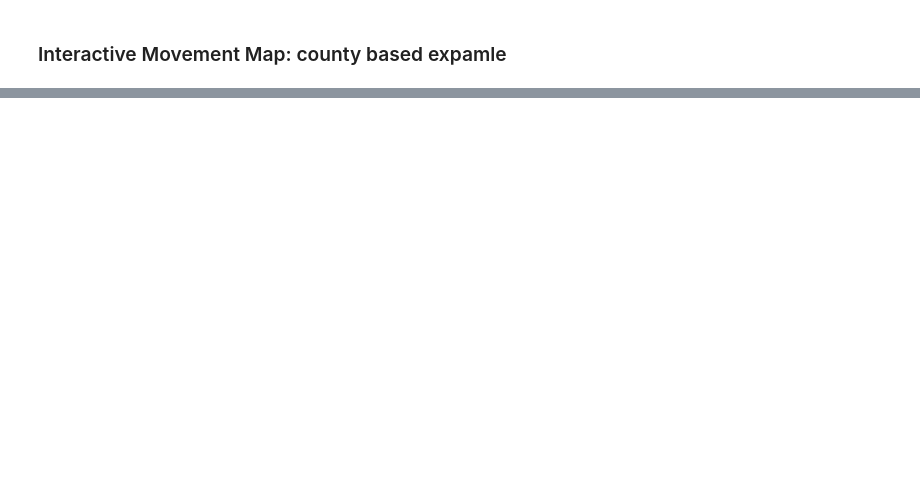
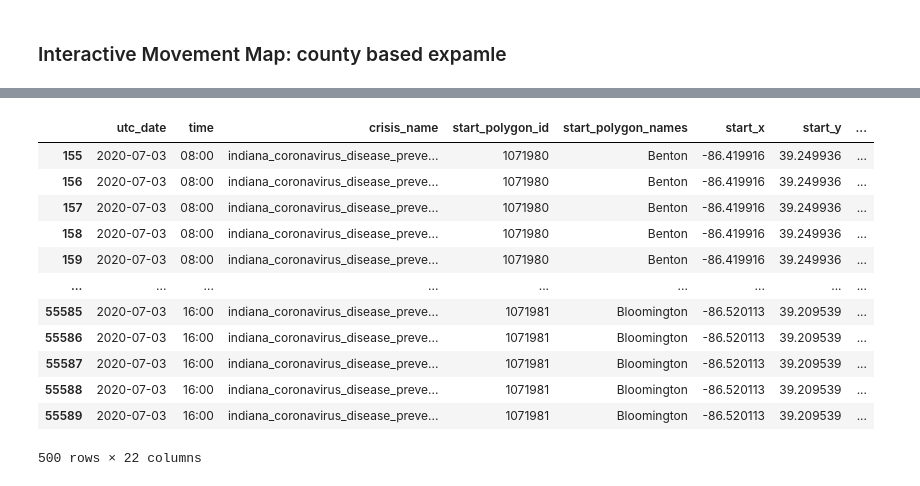
Before and after one commit to webgisdeveloper/SocialMedia_for_DisatarReposonse, a Jupyter notebook: Movements.ipynb, the cells around one changed output, grey strips where cells are left out. Saved outputs shown, nothing was run; the diff lists cells and outputs as text; code cells hidden in the pictures; blank space fills up the shorter version.

```diff
--- a/Movements.ipynb
+++ b/Movements.ipynb
@@ -94,0 +118,16 @@ im_gdf.plot()
+# %%
+county_gdf
+# %% [output]
+|  | utc_date | time | crisis_name | start_polygon_id | start_polygon_names | start_x | start_y | ... |
+| 155 | 2020-07-03 | 08:00 | indiana_coronavirus_disease_preve... | 1071980 | Benton | -86.419916 | 39.249936 | ... |
+| 156 | 2020-07-03 | 08:00 | indiana_coronavirus_disease_preve... | 1071980 | Benton | -86.419916 | 39.249936 | ... |
+| 157 | 2020-07-03 | 08:00 | indiana_coronavirus_disease_preve... | 1071980 | Benton | -86.419916 | 39.249936 | ... |
+| 158 | 2020-07-03 | 08:00 | indiana_coronavirus_disease_preve... | 1071980 | Benton | -86.419916 | 39.249936 | ... |
+| 159 | 2020-07-03 | 08:00 | indiana_coronavirus_disease_preve... | 1071980 | Benton | -86.419916 | 39.249936 | ... |
+| ... | ... | ... | ... | ... | ... | ... | ... | ... |
+| 55585 | 2020-07-03 | 16:00 | indiana_coronavirus_disease_preve... | 1071981 | Bloomington | -86.520113 | 39.209539 | ... |
+| 55586 | 2020-07-03 | 16:00 | indiana_coronavirus_disease_preve... | 1071981 | Bloomington | -86.520113 | 39.209539 | ... |
+| 55587 | 2020-07-03 | 16:00 | indiana_coronavirus_disease_preve... | 1071981 | Bloomington | -86.520113 | 39.209539 | ... |
+| 55588 | 2020-07-03 | 16:00 | indiana_coronavirus_disease_preve... | 1071981 | Bloomington | -86.520113 | 39.209539 | ... |
+| 55589 | 2020-07-03 | 16:00 | indiana_coronavirus_disease_preve... | 1071981 | Bloomington | -86.520113 | 39.209539 | ... |
+500 rows × 22 columns
```
Also changed, not shown: parts of 10 cells of this notebook.
